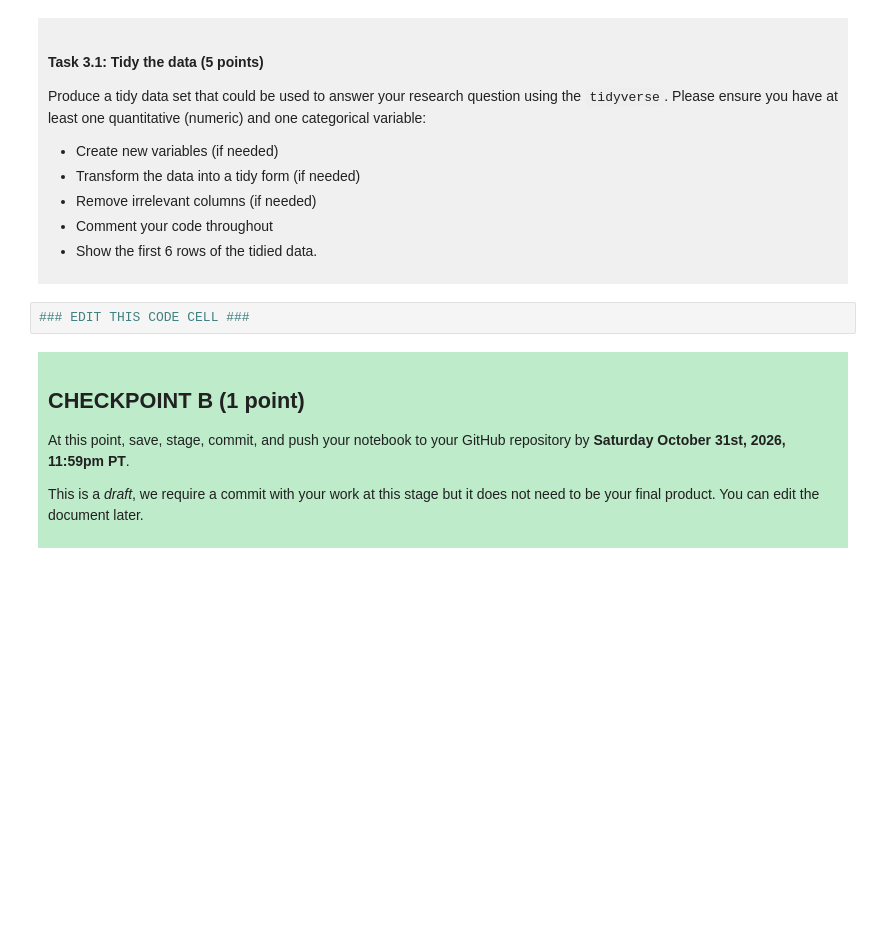
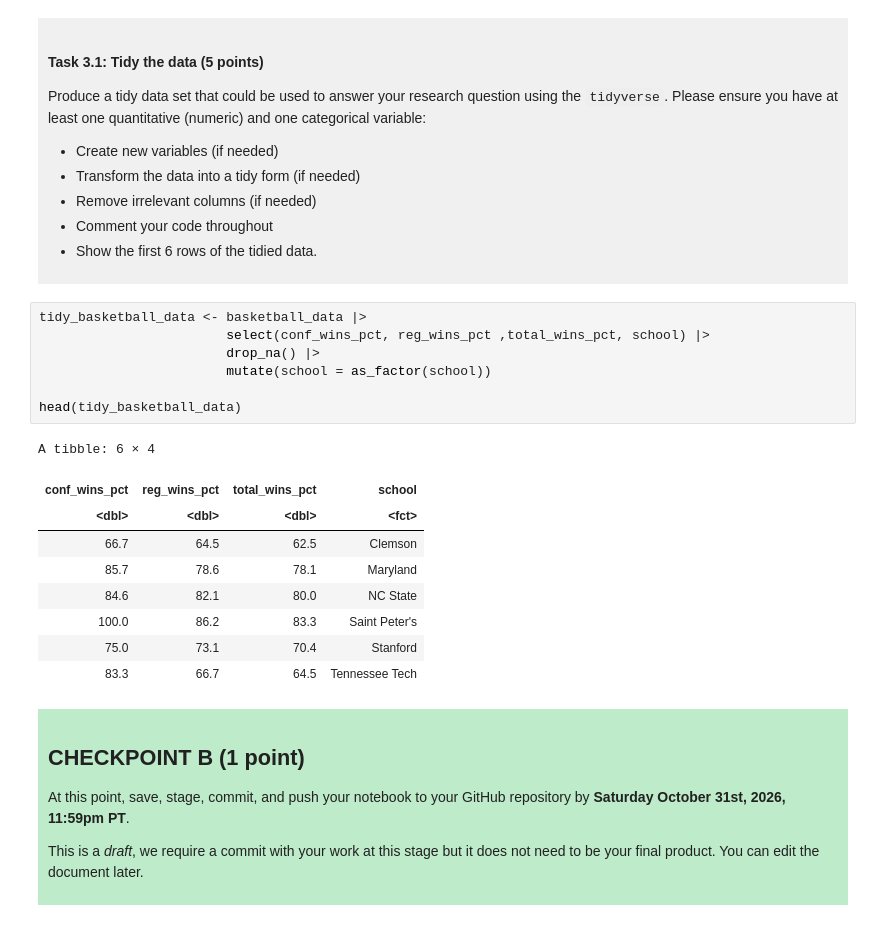
Before and after one commit to rileyliu610yn/dsci-100-project-riley-liu, a Jupyter notebook: dsci-100-project-notebook.ipynb, the cells around one changed output. Saved outputs shown, nothing was run; the diff lists cells and outputs as text; blank space fills up the shorter version.

```diff
--- a/dsci-100-project-notebook.ipynb
+++ b/dsci-100-project-notebook.ipynb
@@ -189,7 +208,22 @@ Produce a tidy data set that could be used to answer your research question usin
 
 </div>
 # %%
-### EDIT THIS CODE CELL ###
+tidy_basketball_data <- basketball_data |>
+                        select(conf_wins_pct, reg_wins_pct ,total_wins_pct, school) |>
+                        drop_na() |>
+                        mutate(school = as_factor(school))
+
+head(tidy_basketball_data)
+# %% [output]
+A tibble: 6 × 4
+| conf_wins_pct | reg_wins_pct | total_wins_pct | school |
+| <dbl> | <dbl> | <dbl> | <fct> |
+| 66.7 | 64.5 | 62.5 | Clemson |
+| 85.7 | 78.6 | 78.1 | Maryland |
+| 84.6 | 82.1 | 80.0 | NC State |
+| 100.0 | 86.2 | 83.3 | Saint Peter's |
+| 75.0 | 73.1 | 70.4 | Stanford |
+| 83.3 | 66.7 | 64.5 | Tennessee Tech |
 # %% [markdown]
 <div style="background-color: #beebca; padding: 10px;">
 
```
Also changed, not shown: parts of 3 cells of this notebook.
